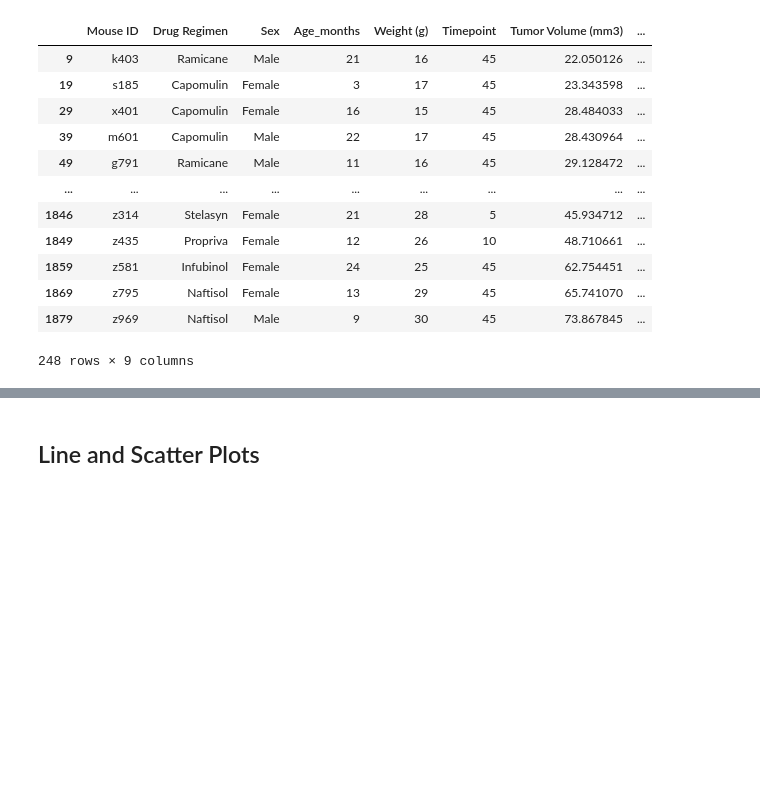
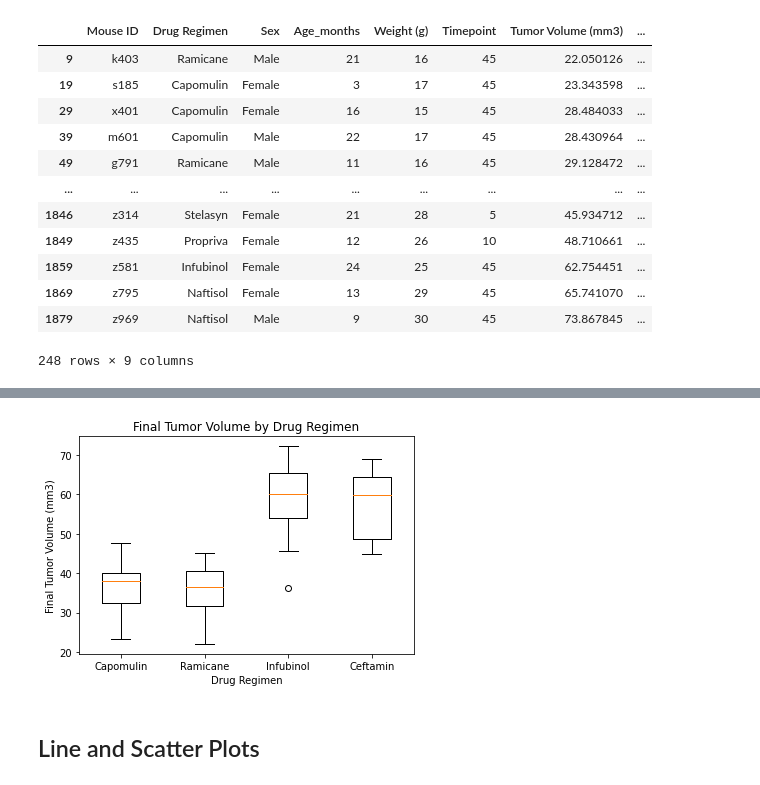
Before and after one commit to cgangi2216/PymaceuticalsInc, a Jupyter notebook: pymaceuticals.ipynb, the cells around one changed output, grey strips where cells are left out. Drawn from its saved outputs; the diff is of its cells as text; code cells hidden in the pictures; blank space fills up the shorter version.

Commit message:
Add boxplot.

```diff
--- a/pymaceuticals.ipynb
+++ b/pymaceuticals.ipynb
@@ -214,19 +213,33 @@ last_timepoint_df
 248 rows × 9 columns
 # %%
 # Put treatments into a list for for loop (and later for plot labels)
-regimen_ls = list(last_timepoint_df['Drug Regimen'].unique())
+regimen_ls = ['Capomulin', 'Ramicane', 'Infubinol', 'Ceftamin']
 
 # Create empty list to fill with tumor vol data (for plotting)
 tumor_val_ls = []
 
 # Calculate the IQR and quantitatively determine if there are any potential outliers.
-
-
+for regimen in regimen_ls:
     # Locate the rows which contain mice on each drug and get the tumor volumes
-
+    temp_df = last_timepoint_df[last_timepoint_df['Drug Regimen']==regimen]
 
     # add subset
-
+    values = temp_df['Tumor Volume (mm3)']
+    tumor_val_ls.append(values)
 
     # Determine outliers using upper and lower bounds
+    quartiles = temp_df['Tumor Volume (mm3)'].quantile([.25,.5,.75])
+    lower = quartiles[.25]
+    upper = quartiles[.75]
+    iqr = upper-lower
+    lower_bound = lower - (1.5 * iqr)
+    upper_bound = upper + (1.5 * iqr)
+    outliers_df = values.loc[(temp_df['Tumor Volume (mm3)'] <= lower_bound) |
+                             (temp_df['Tumor Volume (mm3)'] >= upper_bound)]
+    outliers_ct = len(outliers_df)
+    output =  f'{regimen}:\n Interquartile Range = {iqr}\n Lower Quartile = {lower_bound}\n Upper Quartile = {upper_bound}\n '
+    output += f'Outlier Count = {outliers_ct}\n'
+    print(output)
+
+tumor_val_ls
 # %% [output]
@@ -245,3 +280,22 @@ tumor_val_ls = []
+# %%
+# Generate a box plot of the final tumor volume of each mouse across four regimens of interest
+plt.subplots()
+plt.boxplot(tumor_val_ls)
+
+# Specify title & axis labels
+plt.title('Final Tumor Volume by Drug Regimen')
+plt.ylabel('Final Tumor Volume (mm3)')
+plt.xlabel('Drug Regimen')
+
+# Configure x axis tickes
+x_axis = np.arange(len(regimen_ls))
+tick_locations = [value+1 for value in x_axis]
+plt.xticks(tick_locations, regimen_ls)
+
+plt.show()
+# regimen_ls
+# %% [output]
+[figure, added]
 # %% [markdown]
 ## Line and Scatter Plots
 # %%
```
Also changed, not shown: parts of 3 cells of this notebook.
